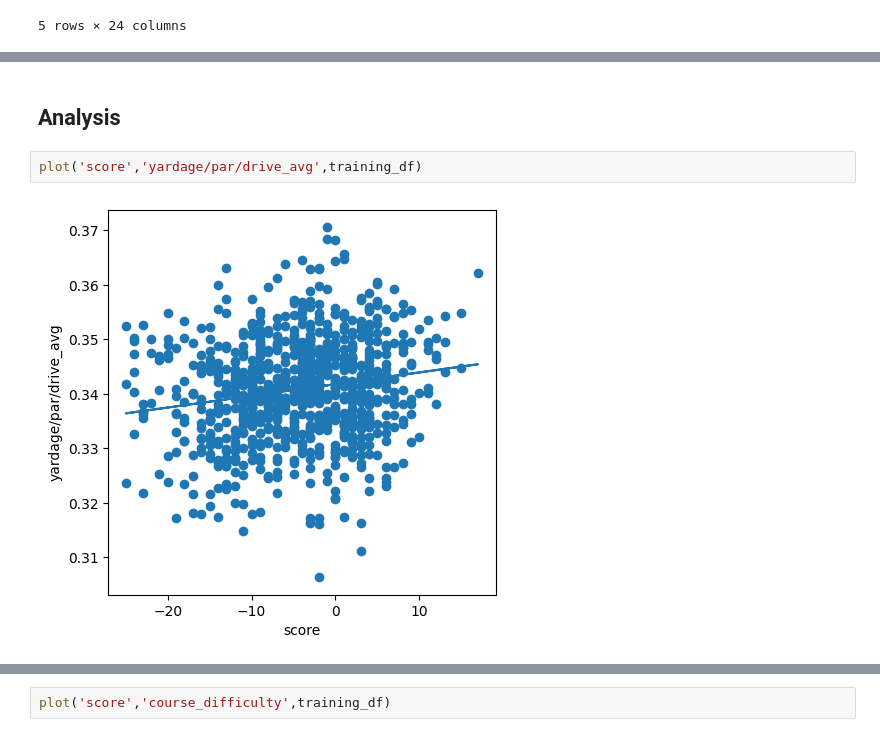
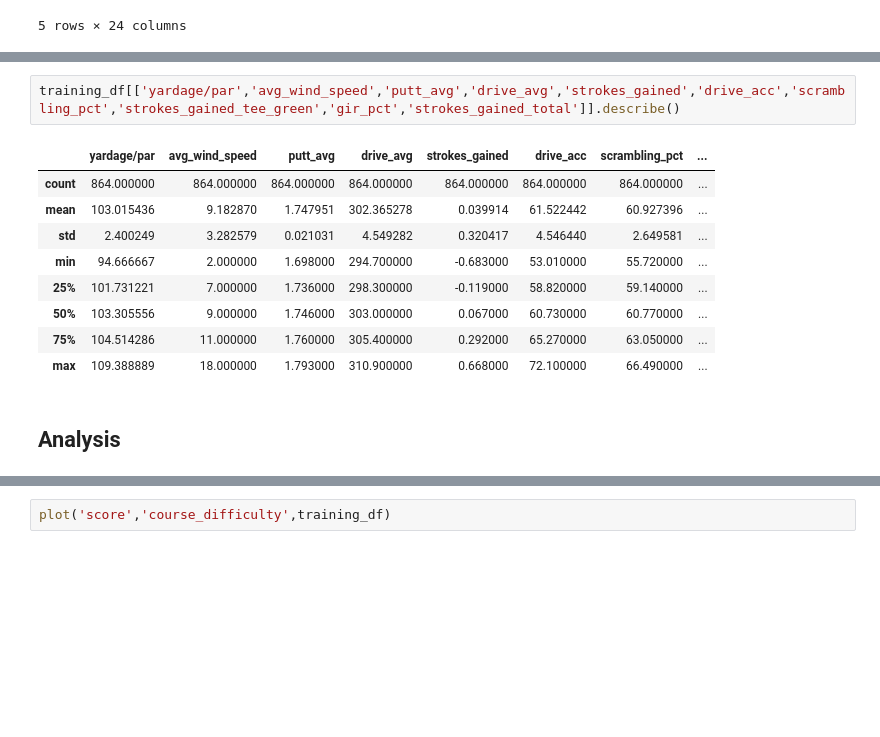
Before and after one commit to huntermitchell123/PGA_Winner_Prediction, a Jupyter notebook: v2/PGA_Winner_Prediction.ipynb, the cells around one changed output, grey strips where cells are left out. Saved outputs shown, nothing was run; the diff lists cells and outputs as text; blank space fills up the shorter version.

```diff
--- a/v2/PGA_Winner_Prediction.ipynb
+++ b/v2/PGA_Winner_Prediction.ipynb
@@ -692,6 +589,14 @@ training_df.head()
+# %%
+training_df[['yardage/par','avg_wind_speed','putt_avg','drive_avg','strokes_gained','drive_acc','scrambling_pct','strokes_gained_tee_green','gir_pct','strokes_gained_total']].describe()
+# %% [output]
+|  | yardage/par | avg_wind_speed | putt_avg | drive_avg | strokes_gained | drive_acc | scrambling_pct | ... |
+| count | 864.000000 | 864.000000 | 864.000000 | 864.000000 | 864.000000 | 864.000000 | 864.000000 | ... |
+| mean | 103.015436 | 9.182870 | 1.747951 | 302.365278 | 0.039914 | 61.522442 | 60.927396 | ... |
+| std | 2.400249 | 3.282579 | 0.021031 | 4.549282 | 0.320417 | 4.546440 | 2.649581 | ... |
+| min | 94.666667 | 2.000000 | 1.698000 | 294.700000 | -0.683000 | 53.010000 | 55.720000 | ... |
+| 25% | 101.731221 | 7.000000 | 1.736000 | 298.300000 | -0.119000 | 58.820000 | 59.140000 | ... |
+| 50% | 103.305556 | 9.000000 | 1.746000 | 303.000000 | 0.067000 | 60.730000 | 60.770000 | ... |
+| 75% | 104.514286 | 11.000000 | 1.760000 | 305.400000 | 0.292000 | 65.270000 | 63.050000 | ... |
+| max | 109.388889 | 18.000000 | 1.793000 | 310.900000 | 0.668000 | 72.100000 | 66.490000 | ... |
 # %% [markdown]
 ## Analysis
-# %%
-plot('score','yardage/par/drive_avg',training_df)
-# %% [output]
-[figure, removed]
```
Also changed, not shown: parts of 38 cells of this notebook, 2 other files.
